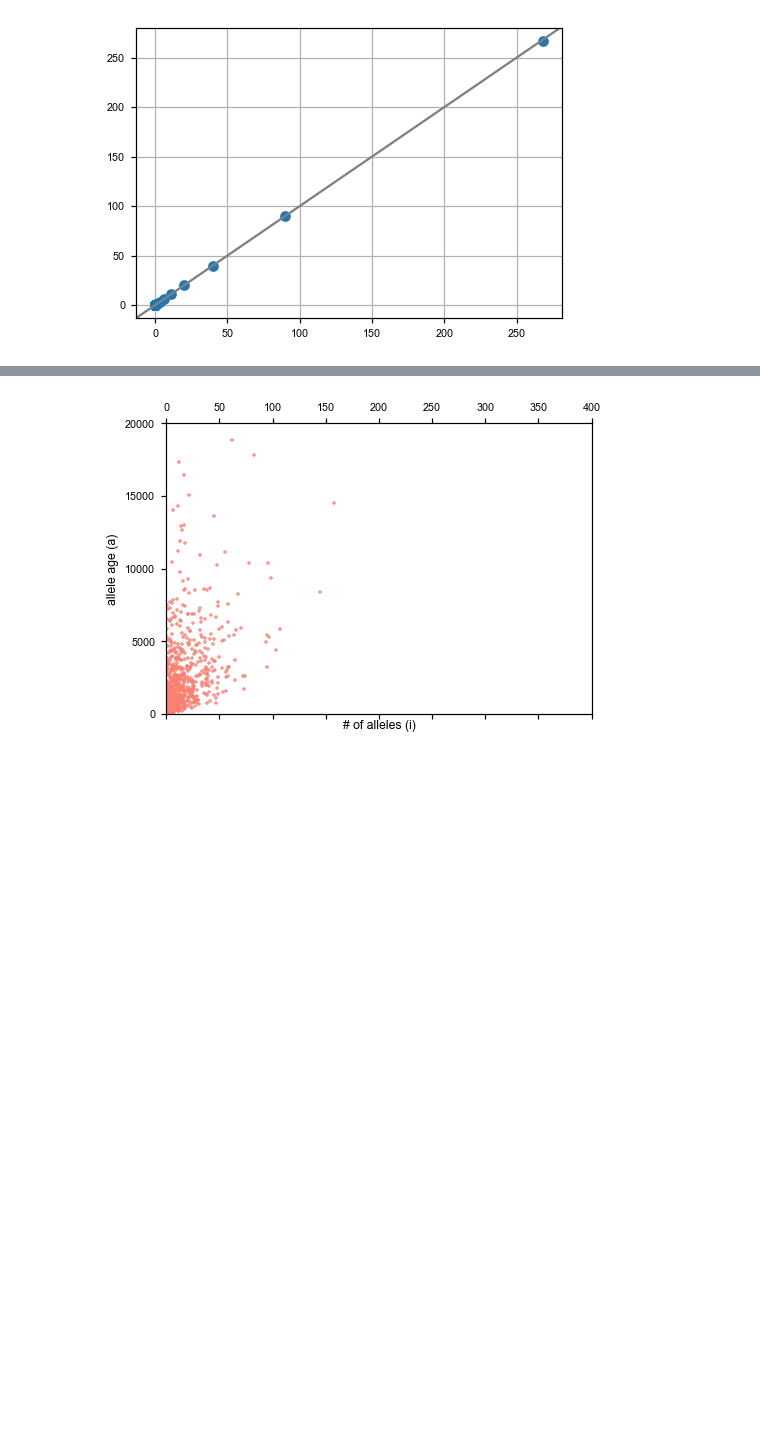
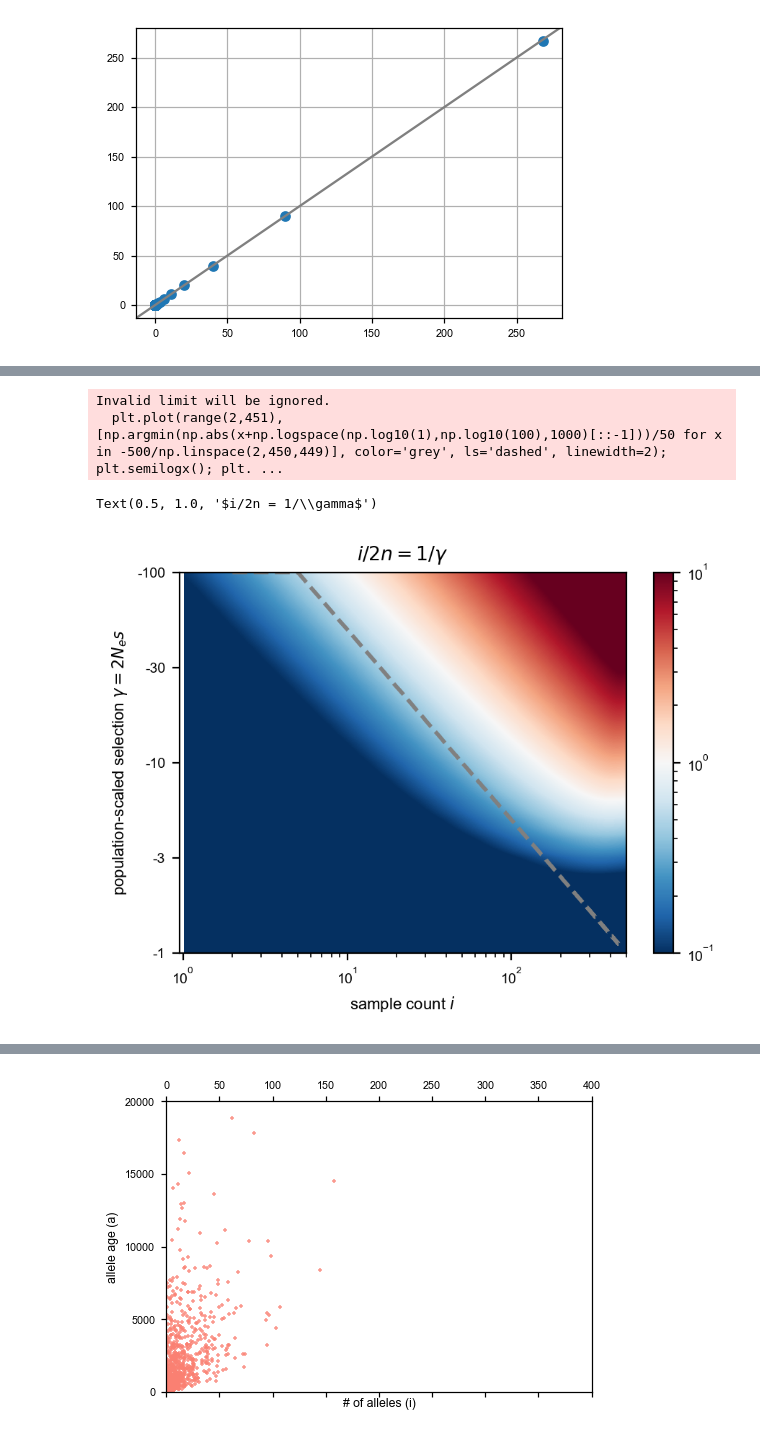
Before and after one commit to VivaswatS/selCoefEst, a Jupyter notebook: changingpopsizesims.ipynb, the cells around one changed output, grey strips where cells are left out. Drawn from its saved outputs; the diff is of its cells as text; code cells hidden in the pictures; blank space fills up the shorter version.

```diff
--- a/changingpopsizesims.ipynb
+++ b/changingpopsizesims.ipynb
@@ -886,0 +936,13 @@ get_Kl_div(0, fsa0, sfs0, 400)
+# %%
+# plt.figure(dpi=200)
+# plt.imshow(kldivcondinew[:21,:],interpolation='bilinear',cmap='RdBu_r',norm=colors.LogNorm(vmax=10,vmin=0.1),aspect='auto'); plt.colorbar();
+# plt.plot(range(1,101), [np.argmin(np.abs(x+np.logspace(np.log10(1),np.log10(100),1000)[::-1]))/50 for x in -100/np.linspace(1,100,100)], color='grey', ls='dashed', linewidth=2); plt.semilogx(); plt.xlim((0.95,101)); plt.yticks(ticks=[0,5,10,15,20],labels=[-100,-30,-10,-3,-1]); plt.ylabel(r'population-scaled selection $\gamma=2N_e s$'); plt.xlabel(r'sample count $i$'); plt.ylim((20,0)); plt.xlim((0,100))
+
+plt.figure(dpi=200)
+plt.imshow(kldivcondinew[:21,:],interpolation='bilinear',cmap='RdBu_r',norm=colors.LogNorm(vmax=10,vmin=0.1),aspect='auto'); plt.colorbar();
+plt.plot(range(2,451), [np.argmin(np.abs(x+np.logspace(np.log10(1),np.log10(100),1000)[::-1]))/50 for x in -500/np.linspace(2,450,449)], color='grey', ls='dashed', linewidth=2); plt.semilogx(); plt.xlim((0.95,501)); plt.yticks(ticks=[0,5,10,15,20],labels=[-100,-30,-10,-3,-1]); plt.ylabel(r'population-scaled selection $\gamma=2N_e s$'); plt.xlabel(r'sample count $i$'); plt.ylim((20,0)); plt.xlim((0,500)); plt.title(r'$i/2n = 1/\gamma$')
+# %% [output]
+Invalid limit will be ignored.
+  plt.plot(range(2,451), [np.argmin(np.abs(x+np.logspace(np.log10(1),np.log10(100),1000)[::-1]))/50 for x in -500/np.linspace(2,450,449)], color='grey', ls='dashed', linewidth=2); plt.semilogx(); plt. ...
+Text(0.5, 1.0, '$i/2n = 1/\\gamma$')
+[figure, added]
```
Also changed, not shown: parts of 12 cells of this notebook, 15 other files.
